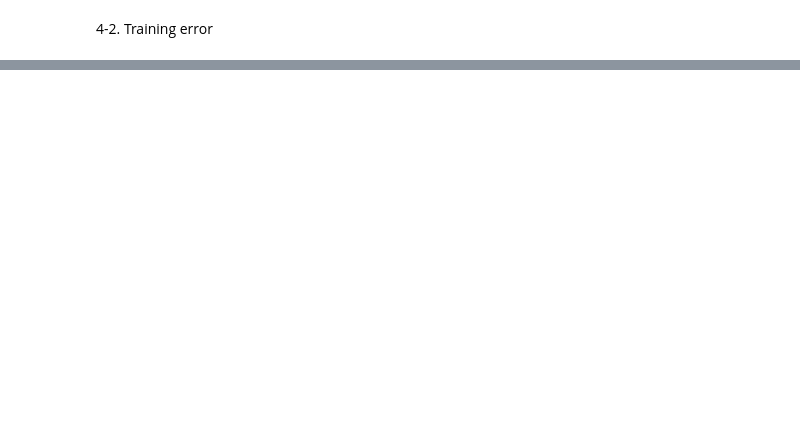
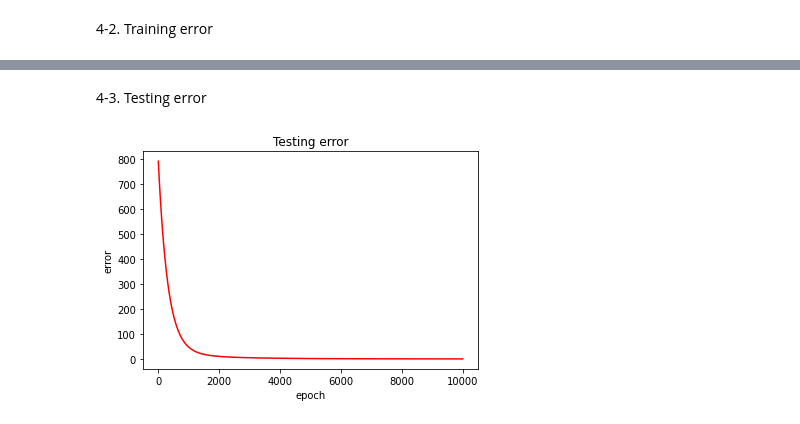
Before and after one commit to ihooni/class-MachineLearning, a Jupyter notebook: 04/assignment-04.ipynb, the cells around one changed output, grey strips where cells are left out. Cells and saved outputs as stored; diff of their text form; code cells hidden in the pictures; blank space fills up the shorter version.

```diff
--- a/04/assignment-04.ipynb
+++ b/04/assignment-04.ipynb
@@ -100,0 +101,10 @@ plt.show()
+# %% [markdown]
+4-3. Testing error
+# %%
+plt.title('Testing error')
+plt.plot(epoch_tick, history['test_err'], 'r-')
+plt.xlabel('epoch')
+plt.ylabel('error')
+plt.show()
+# %% [output]
+[figure, added]
```
Also changed, not shown: parts of 3 cells of this notebook.
